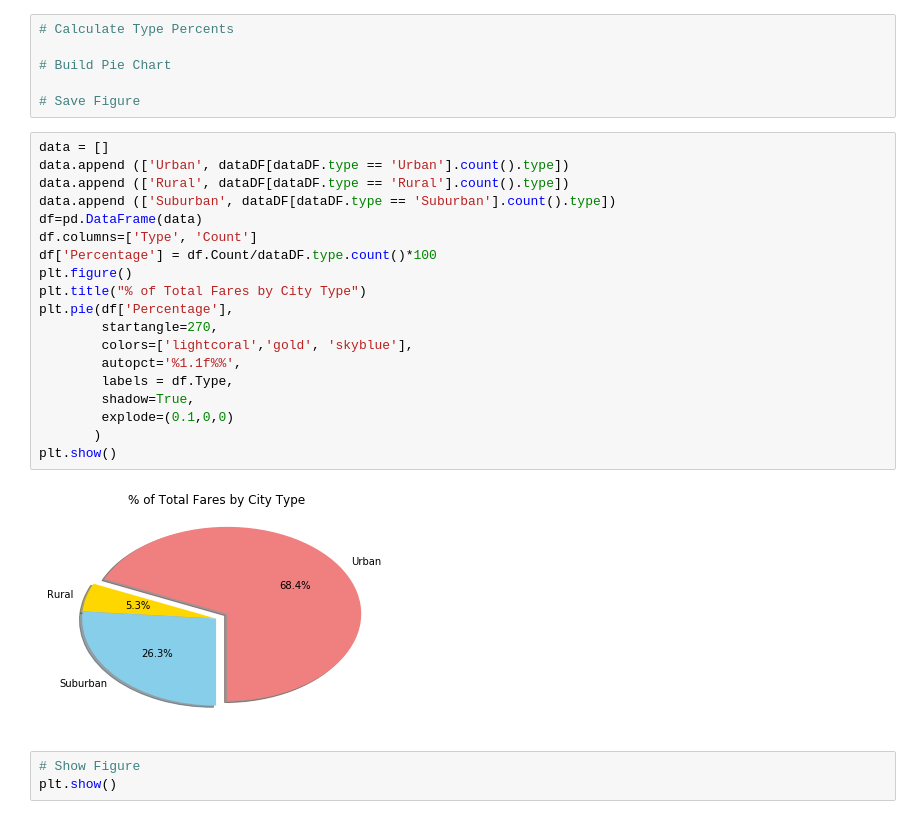
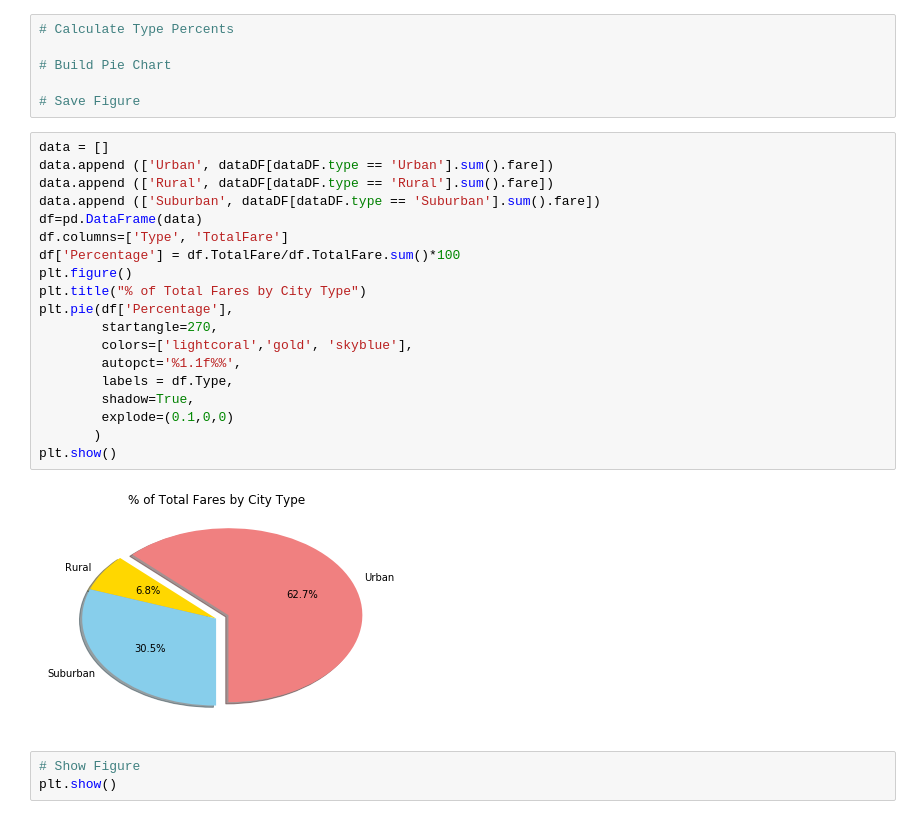
Before and after one commit to vittalsiddaiah/UTDataAnalyticsAssignments, a Jupyter notebook: Python/assignments/MatplotLib/Instructions/Pyber/pyber_starter.ipynb, the cells around one changed output. Saved outputs shown, nothing was run; the diff lists cells and outputs as text.

```diff
--- a/Python/assignments/MatplotLib/Instructions/Pyber/pyber_starter.ipynb
+++ b/Python/assignments/MatplotLib/Instructions/Pyber/pyber_starter.ipynb
@@ -91,25 +91,25 @@ plt.show()
 # Save Figure
 # %%
 data = []
-data.append (['Urban', dataDF[dataDF.type == 'Urban'].count().type])
-data.append (['Rural', dataDF[dataDF.type == 'Rural'].count().type])
-data.append (['Suburban', dataDF[dataDF.type == 'Suburban'].count().type])
+data.append (['Urban', dataDF[dataDF.type == 'Urban'].sum().fare])
+data.append (['Rural', dataDF[dataDF.type == 'Rural'].sum().fare])
+data.append (['Suburban', dataDF[dataDF.type == 'Suburban'].sum().fare])
 df=pd.DataFrame(data)
-df.columns=['Type', 'Count']
-df['Percentage'] = df.Count/dataDF.type.count()*100
+df.columns=['Type', 'TotalFare']
+df['Percentage'] = df.TotalFare/df.TotalFare.sum()*100
 plt.figure()
 plt.title("% of Total Fares by City Type")
 plt.pie(df['Percentage'],
         startangle=270,
         colors=['lightcoral','gold', 'skyblue'],
         autopct='%1.1f%%',
         labels = df.Type,
         shadow=True,
         explode=(0.1,0,0)
        )
 plt.show()
 # %% [output]
-[figure, old version]
+[figure, new version]
 # %%
 # Show Figure
 plt.show()
```
Also changed, not shown: parts of 3 cells of this notebook.
